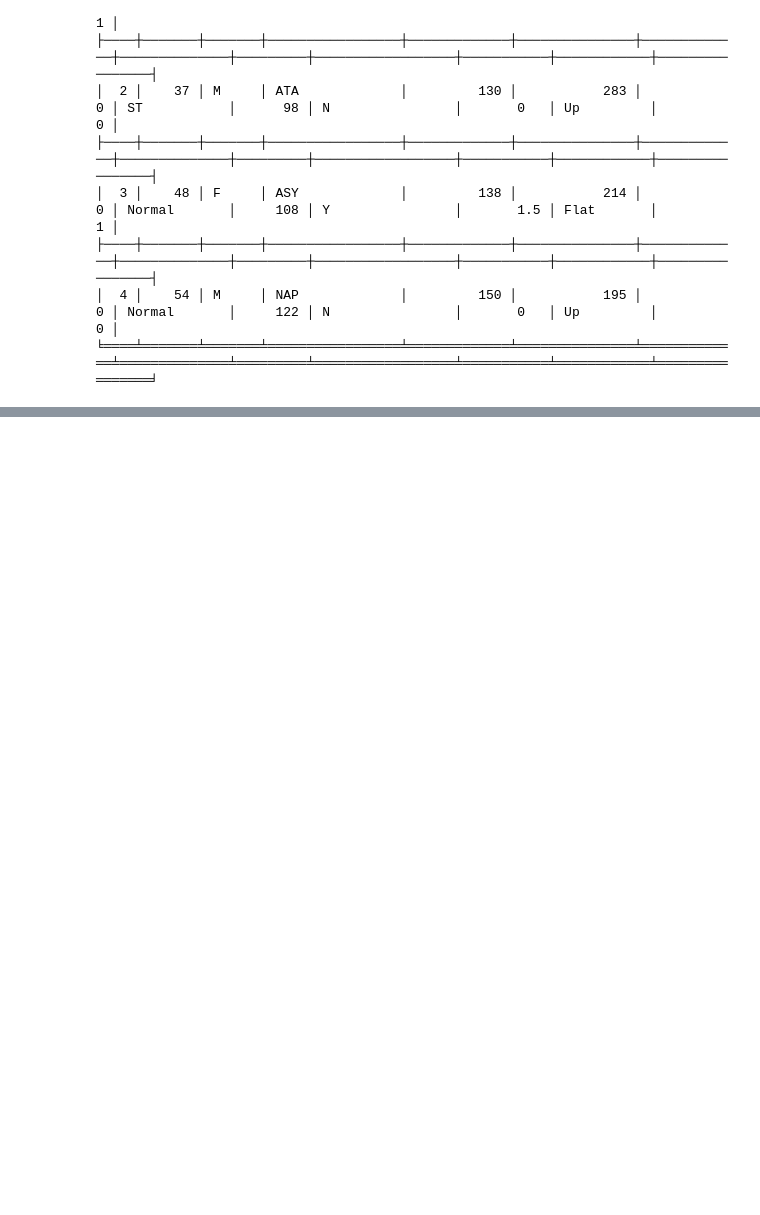
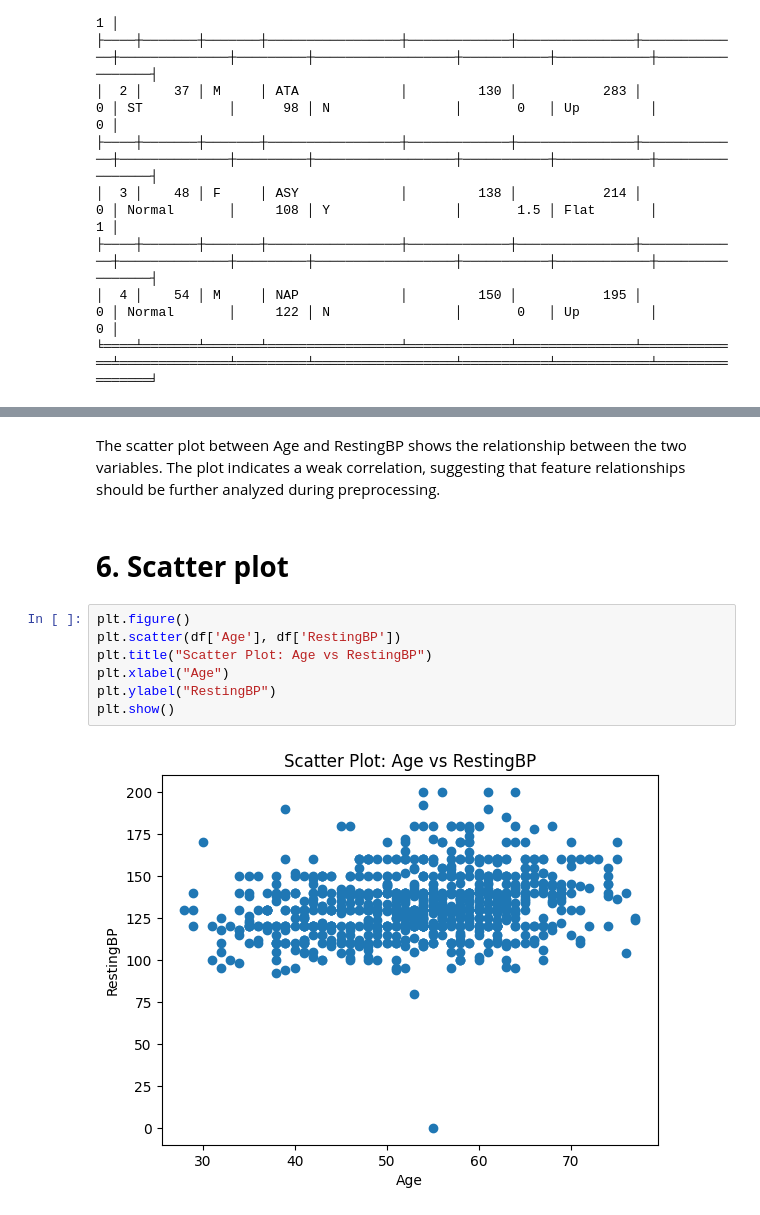
Before and after one commit to roseal3tb/IT326, a Jupyter notebook: Phase1.ipynb, the cells around one changed output, grey strips where cells are left out. Drawn from its saved outputs; the diff is of its cells as text; blank space fills up the shorter version.

```diff
--- a/Phase1.ipynb
+++ b/Phase1.ipynb
@@ -79,0 +159,13 @@ Dataset Sample (first 5 rows):
+# %% [markdown]
+The scatter plot between Age and RestingBP shows the relationship between the two variables. The plot indicates a weak correlation, suggesting that feature relationships should be further analyzed during preprocessing.
+# %% [markdown]
+# **6. Scatter plot**
+# %%
+plt.figure()
+plt.scatter(df['Age'], df['RestingBP'])
+plt.title("Scatter Plot: Age vs RestingBP")
+plt.xlabel("Age")
+plt.ylabel("RestingBP")
+plt.show()
+# %% [output]
+[figure, added]
```
Also changed, not shown: parts of 18 cells of this notebook.
